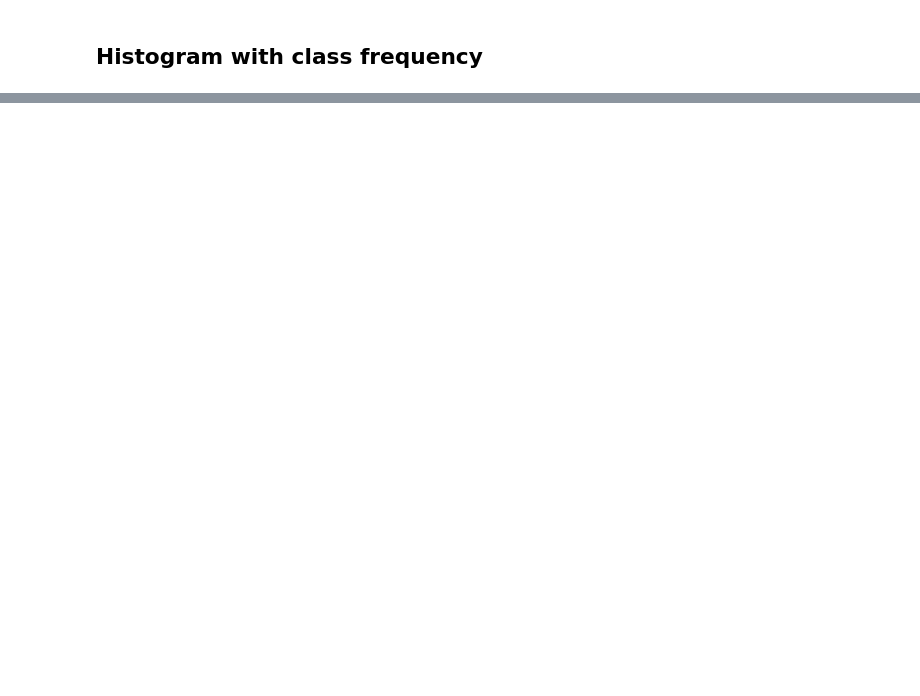
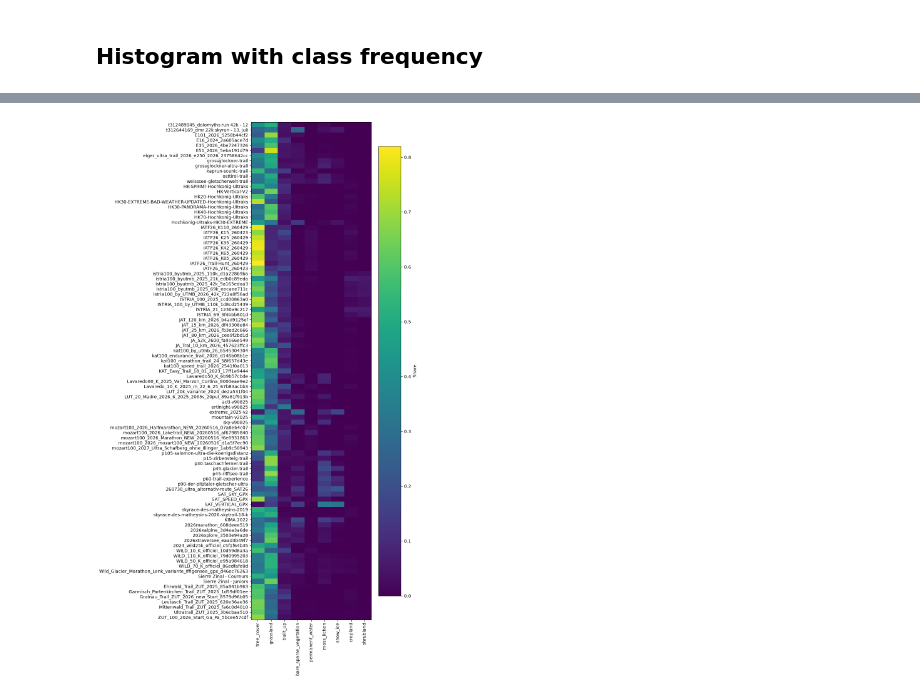
Before and after one commit to chr-dev16/trail-route-recommendation, a Jupyter notebook: notebooks/worldcover_eda.ipynb, the cells around one changed output, grey strips where cells are left out. Drawn from its saved outputs; the diff is of its cells as text; code cells hidden in the pictures; blank space fills up the shorter version.

```diff
--- a/notebooks/worldcover_eda.ipynb
+++ b/notebooks/worldcover_eda.ipynb
@@ -97,0 +115,15 @@ plt.show()
+# %%
+plt.figure(figsize=(10, 18))
+
+plt.imshow(df[feature_columns], aspect="auto")
+
+plt.xticks(range(len(feature_columns)), feature_columns, rotation=90)
+plt.yticks(range(len(df)), df["route"])
+
+plt.colorbar(label="Share")
+
+plt.tight_layout()
+
+plt.show()
+# %% [output]
+[figure, added]
```
Also changed, not shown: parts of 6 cells of this notebook.
